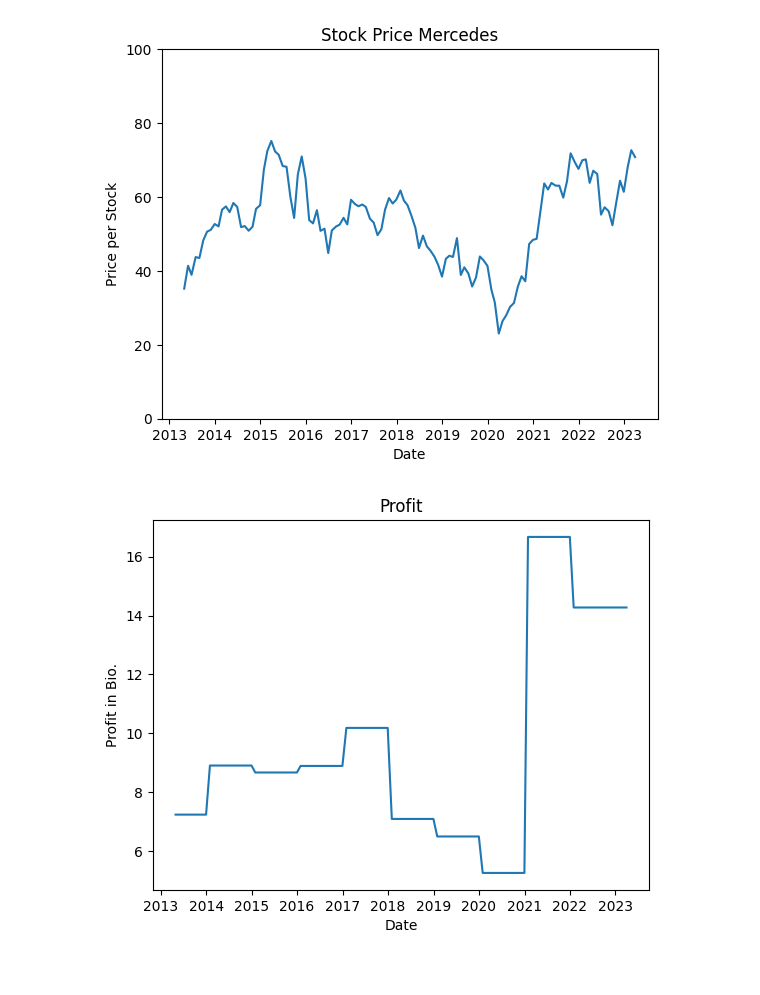
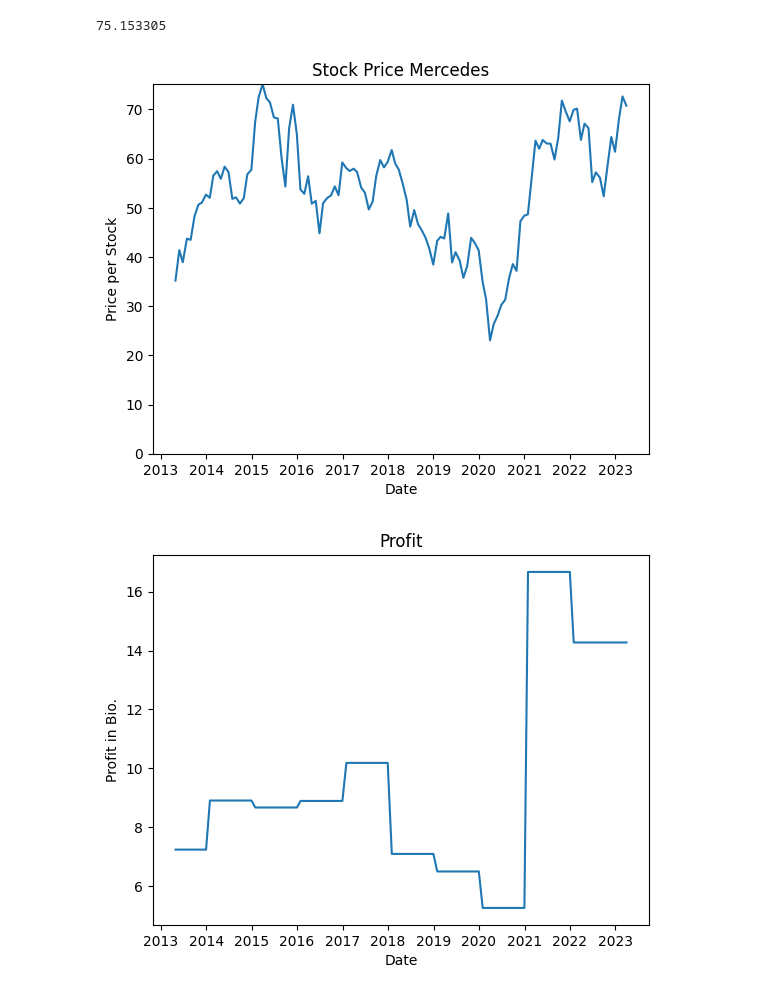
Before and after one commit to pfRobin/Corporate-Finance, a Jupyter notebook: mercedes.ipynb, the cells around one changed output. Cells and saved outputs as stored; diff of their text form; code cells hidden in the pictures.

Commit message:
Add Stock Price High

```diff
--- a/mercedes.ipynb
+++ b/mercedes.ipynb
@@ -9,15 +9,20 @@ internal_return = mercedes["Internal Return"]
 marketCapitalization = mercedes["Market Capitalization"]
 profit = mercedes["Profit"]
 stockPrice = mercedes["Mercedes-Benz"]
+stockPriceHigh = stockPrice.max()
+# %%
+stockPriceHigh
+# %% [output]
+75.153305
 # %%
 plt.title("Stock Price Mercedes")
 plt.ylabel("Price per Stock")
 plt.xlabel("Date")
-plt.ylim(0,100)
+plt.ylim(0,stockPriceHigh)
 plt.plot(date,stockPrice)
 plt.show()
 # %% [output]
-[figure, old version]
+[figure, new version]
 # %%
 plt.title("Profit")
 plt.ylabel("Profit in Bio.")
```
Also changed, not shown: 1 other file.
